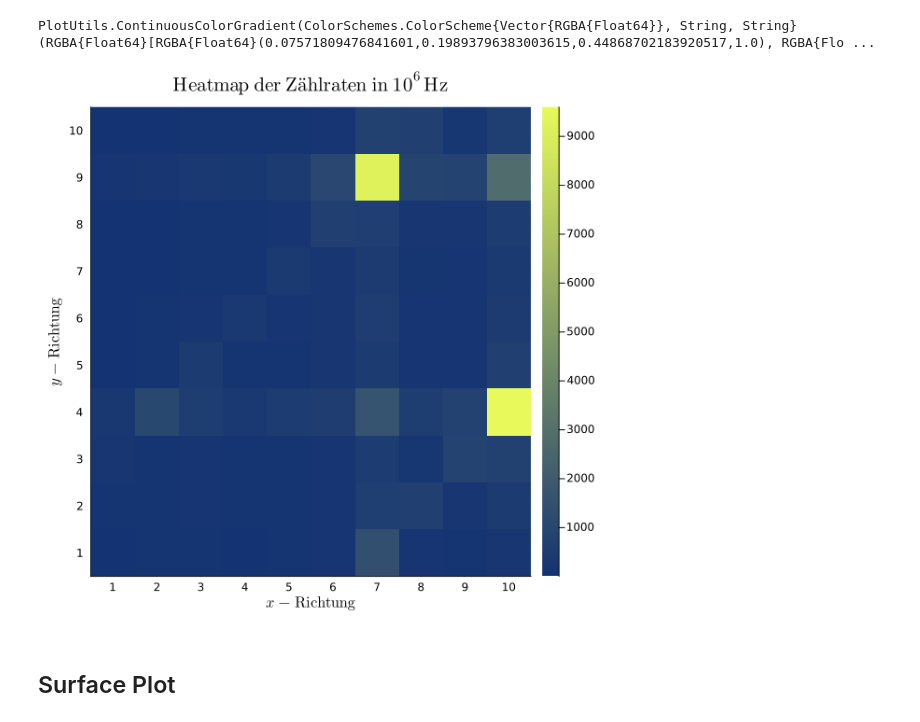
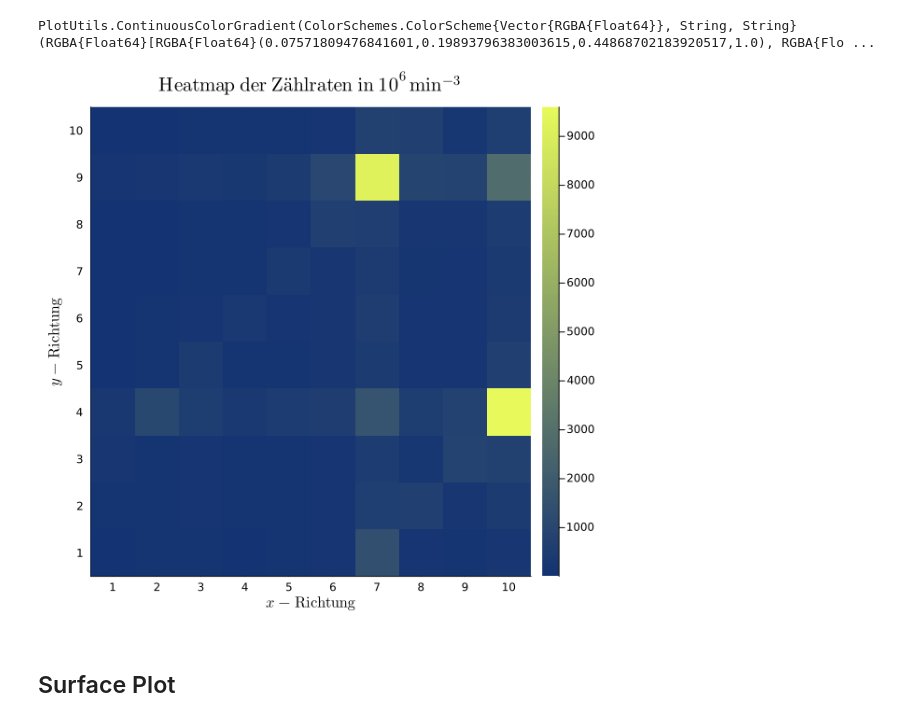
Before and after one commit to ofilla/physik-praktikum-b, a Jupyter notebook: B3.4/data/Schatztruhe.ipynb, the cells around one changed output. Drawn from its saved outputs; the diff is of its cells as text; code cells hidden in the pictures.

Commit message:
B3.4: Fix: Title in heatmap (fix units)

```diff
--- a/B3.4/data/Schatztruhe.ipynb
+++ b/B3.4/data/Schatztruhe.ipynb
@@ -61,14 +61,14 @@ PlotUtils.ContinuousColorGradient(ColorSchemes.ColorScheme{Vector{RGBA{Float64}}
 # %%
 img = heatmap(
     data/1e6,
     c=colorscale,
     size=(600, 600)
 )
-title!(L"\mathrm{Heatmap\ der\ Zählraten\ in\ 10^6\,Hz}")
+title!(L"\mathrm{Heatmap\ der\ Zählraten\ in\ 10^6\,min^{-3}}")
 xlabel!(L"x-\mathrm{Richtung}")
 ylabel!(L"y-\mathrm{Richtung}")
 xticks!(1:10)
 yticks!(1:10)
 # %% [output]
-[figure, old version]
+[figure, new version]
 # %%
```
Also changed, not shown: parts of 1 cell of this notebook, 8 other files.
